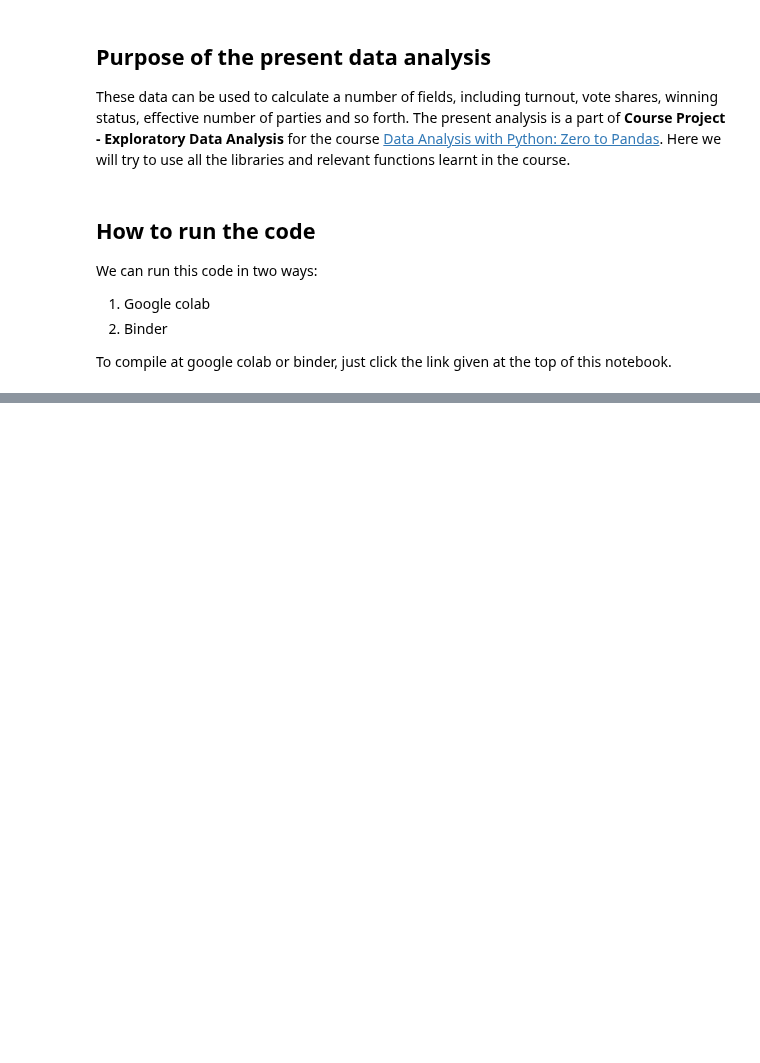
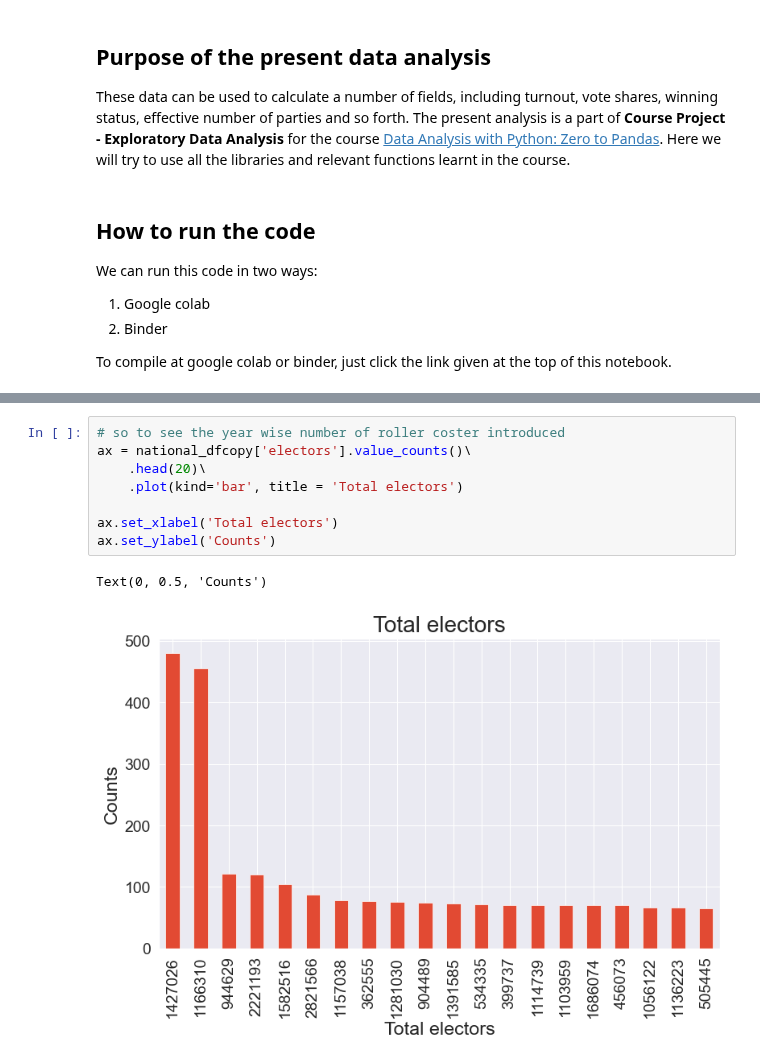
Before and after one commit to arunp77/Python-programming, a Jupyter notebook: Python-fundamental/zerotopandas_course_project.ipynb, the cells around one changed output, grey strips where cells are left out. Saved outputs shown, nothing was run; the diff lists cells and outputs as text; blank space fills up the shorter version.

```diff
--- a/Python-fundamental/zerotopandas_course_project.ipynb
+++ b/Python-fundamental/zerotopandas_course_project.ipynb
@@ -69,0 +470,11 @@ To compile at google colab or binder, just click the link given at the top of th
+# %%
+# so to see the year wise number of roller coster introduced
+ax = national_dfcopy['electors'].value_counts()\
+    .head(20)\
+    .plot(kind='bar', title = 'Total electors')
+
+ax.set_xlabel('Total electors')
+ax.set_ylabel('Counts')
+# %% [output]
+Text(0, 0.5, 'Counts')
+[figure, added]
```
Also changed, not shown: parts of 87 cells of this notebook, 2 other files.
